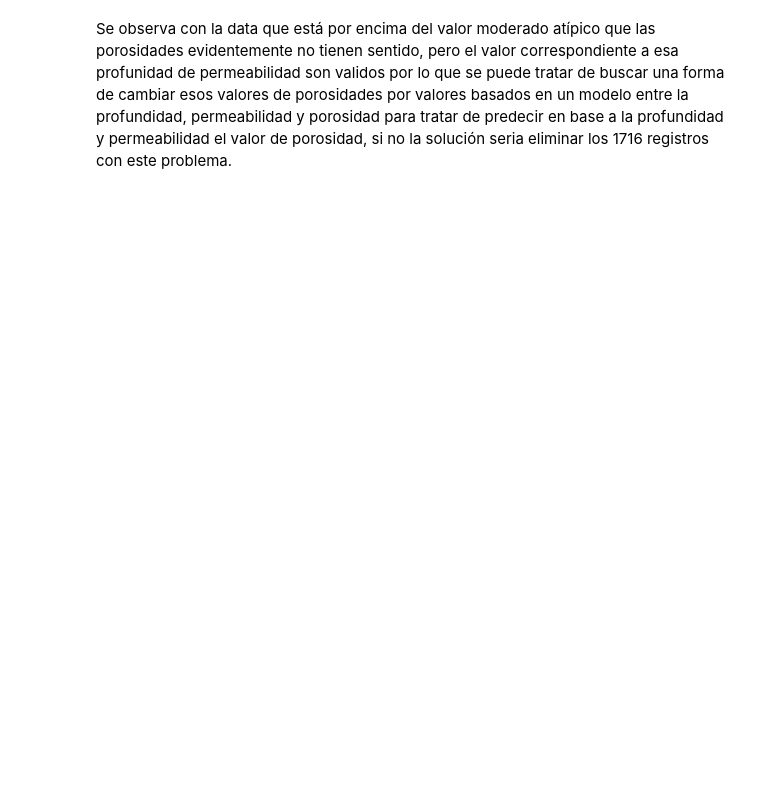
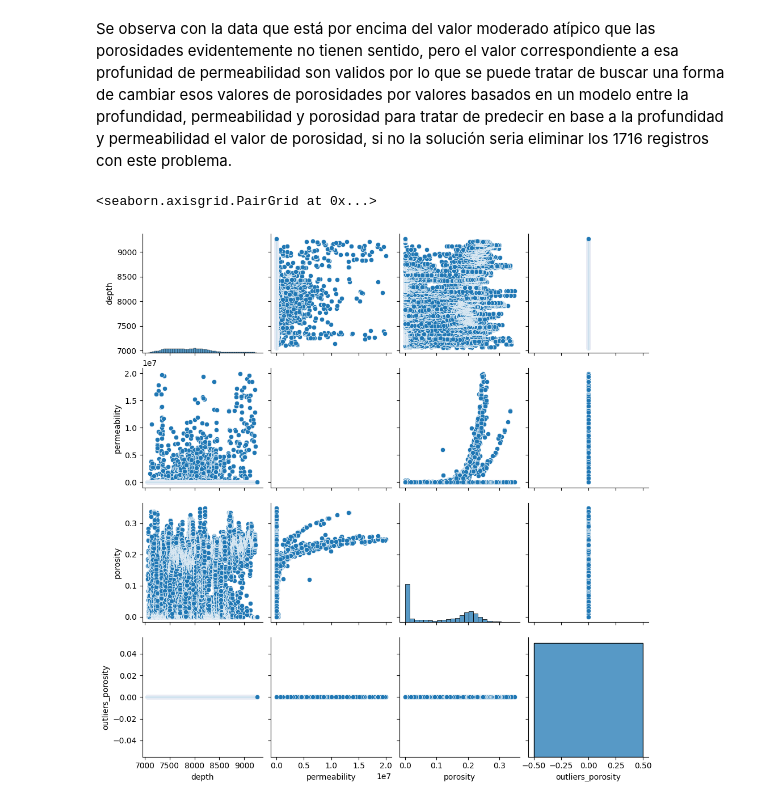
Before and after one commit to jesusiv24921/Clustering-zonas-Geol-gicas, a Jupyter notebook: clustering_zonas_geologicas.ipynb, the cells around one changed output. Cells and saved outputs as stored; diff of their text form; code cells hidden in the pictures; blank space fills up the shorter version.

```diff
--- a/clustering_zonas_geologicas.ipynb
+++ b/clustering_zonas_geologicas.ipynb
@@ -248,2 +251,8 @@ total de observaciones variable permeability : 23707
 # %% [markdown]
 Se observa con la data que está por encima del valor moderado atípico que las porosidades evidentemente no tienen sentido, pero el valor correspondiente a esa profunidad de permeabilidad son validos por lo que se puede tratar de buscar una forma de cambiar esos valores de porosidades por valores basados en un modelo entre la profundidad, permeabilidad y porosidad para tratar de predecir en base a la profundidad y permeabilidad el valor de porosidad, si no la solución seria eliminar los 1716 registros con este problema.
+# %%
+sns.pairplot(validos)
+plt.show()
+# %% [output]
+<seaborn.axisgrid.PairGrid at 0x...>
+[figure, added]
```
Also changed, not shown: parts of 2 cells of this notebook.
